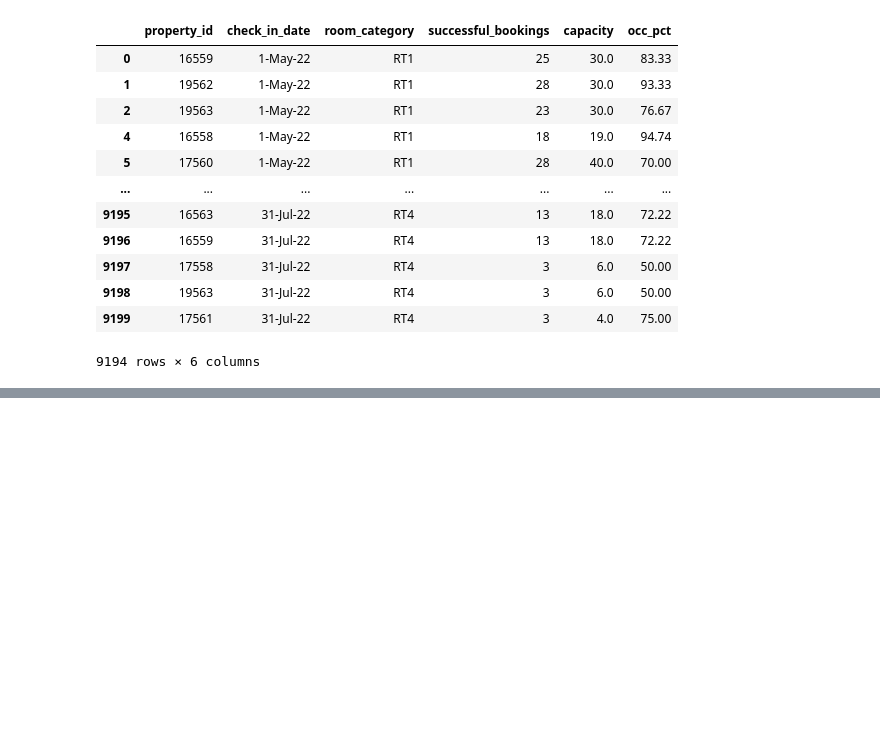
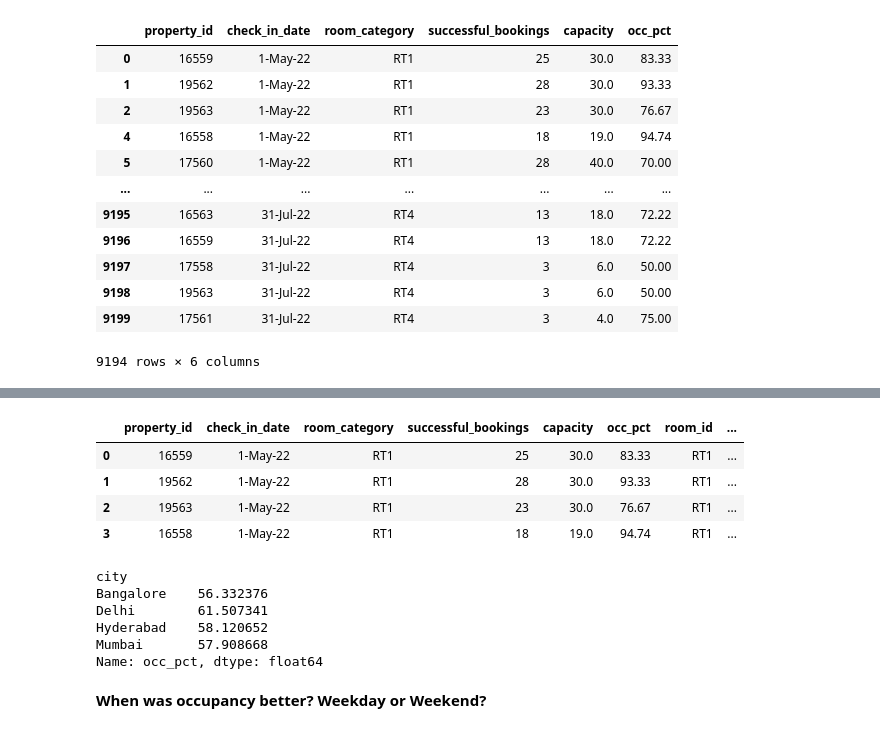
Before and after one commit to Michael-AngeloK/EDA-in-hospitality, a Jupyter notebook: main.ipynb, the cells around one changed output, grey strips where cells are left out. Drawn from its saved outputs; the diff is of its cells as text; code cells hidden in the pictures; blank space fills up the shorter version.

```diff
--- a/main.ipynb
+++ b/main.ipynb
@@ -154,0 +294,3 @@ df_agg_bookings
+# %%
+df_merged.drop("room_id", axis=1, inplace=True)
+df_merged.head(4)
@@ -154,0 +338,20 @@ df_agg_bookings
+# %%
+df_merged = pd.merge(df_merged, df_hotels, on="property_id")
+df_merged.head(4)
+# %% [output]
+|  | property_id | check_in_date | room_category | successful_bookings | capacity | occ_pct | room_id | ... |
+| 0 | 16559 | 1-May-22 | RT1 | 25 | 30.0 | 83.33 | RT1 | ... |
+| 1 | 19562 | 1-May-22 | RT1 | 28 | 30.0 | 93.33 | RT1 | ... |
+| 2 | 19563 | 1-May-22 | RT1 | 23 | 30.0 | 76.67 | RT1 | ... |
+| 3 | 16558 | 1-May-22 | RT1 | 18 | 19.0 | 94.74 | RT1 | ... |
+# %%
+df_merged.groupby("city")["occ_pct"].mean()
+# %% [output]
+city
+Bangalore    56.332376
+Delhi        61.507341
+Hyderabad    58.120652
+Mumbai       57.908668
+Name: occ_pct, dtype: float64
+# %% [markdown]
+**When was occupancy better? Weekday or Weekend?**
```
Also changed, not shown: parts of 39 cells of this notebook.
